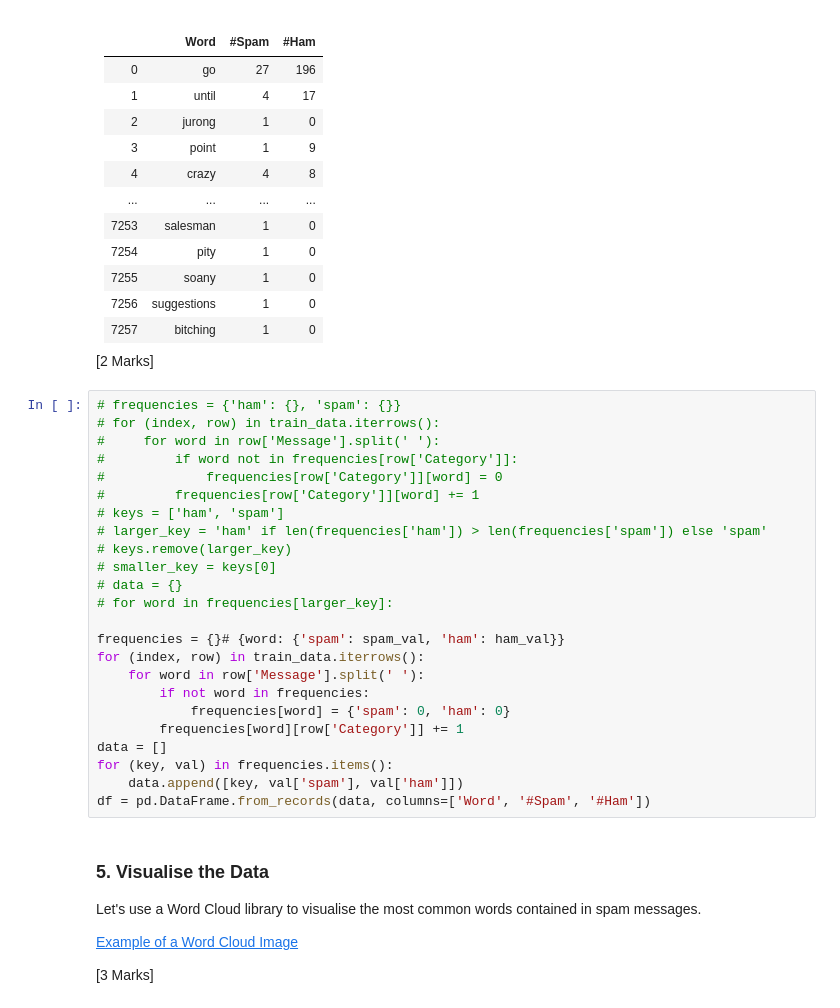
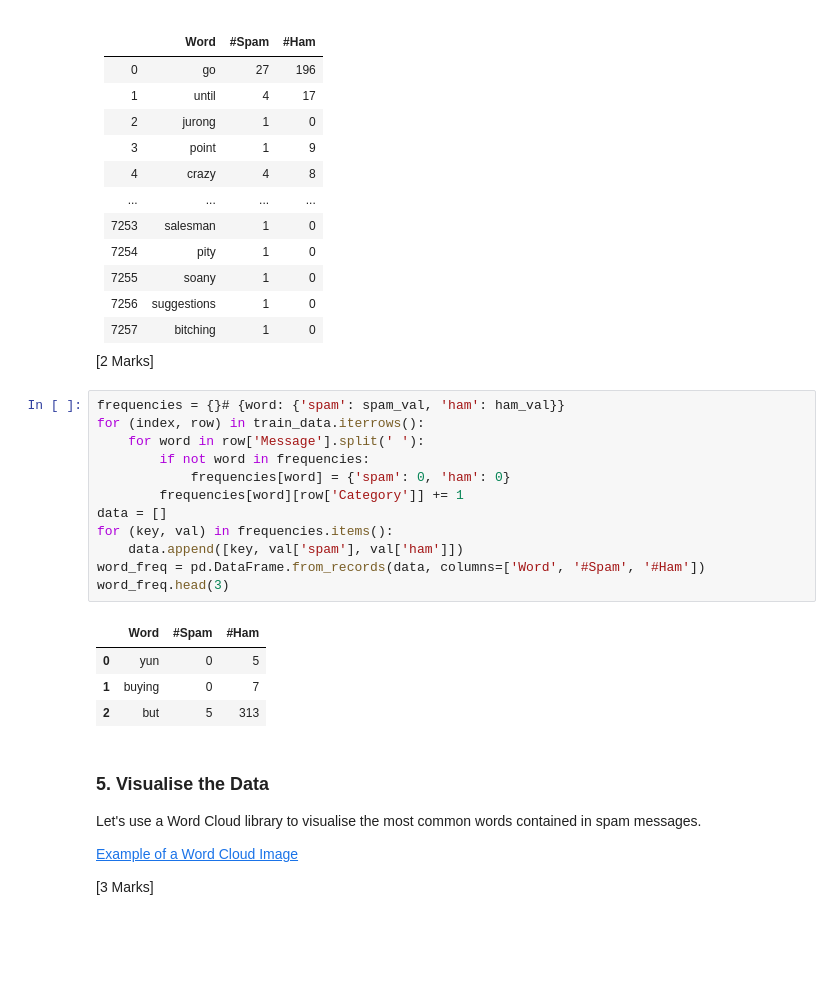
Before and after one commit to gurneetbhatia/Data-Science-Coursework-2, a Jupyter notebook: lab05_spam_filter_student(3).ipynb, the cells around one changed output. Cells and saved outputs as stored; diff of their text form; blank space fills up the shorter version.

```diff
--- a/lab05_spam_filter_student(3).ipynb
+++ b/lab05_spam_filter_student(3).ipynb
@@ -217,29 +222,22 @@ test_data = clean.tail(test_size)
 </table>
 <p>[2 Marks]</p>
 # %%
-# frequencies = {'ham': {}, 'spam': {}}
-# for (index, row) in train_data.iterrows():
-#     for word in row['Message'].split(' '):
-#         if word not in frequencies[row['Category']]:
-#             frequencies[row['Category']][word] = 0
-#         frequencies[row['Category']][word] += 1
-# keys = ['ham', 'spam']
-# larger_key = 'ham' if len(frequencies['ham']) > len(frequencies['spam']) else 'spam'
-# keys.remove(larger_key)
-# smaller_key = keys[0]
-# data = {}
-# for word in frequencies[larger_key]:
-
 frequencies = {}# {word: {'spam': spam_val, 'ham': ham_val}}
 for (index, row) in train_data.iterrows():
     for word in row['Message'].split(' '):
         if not word in frequencies:
             frequencies[word] = {'spam': 0, 'ham': 0}
         frequencies[word][row['Category']] += 1
 data = []
 for (key, val) in frequencies.items():
     data.append([key, val['spam'], val['ham']])
-df = pd.DataFrame.from_records(data, columns=['Word', '#Spam', '#Ham'])
+word_freq = pd.DataFrame.from_records(data, columns=['Word', '#Spam', '#Ham'])
+word_freq.head(3)
+# %% [output]
+|  | Word | #Spam | #Ham |
+| 0 | yun | 0 | 5 |
+| 1 | buying | 0 | 7 |
+| 2 | but | 5 | 313 |
 # %% [markdown]
 <h3>5. Visualise the Data</h3>
 <p>Let's use a Word Cloud library to visualise the most common words contained in spam messages.</p>
```
Also changed, not shown: parts of 6 cells of this notebook.
